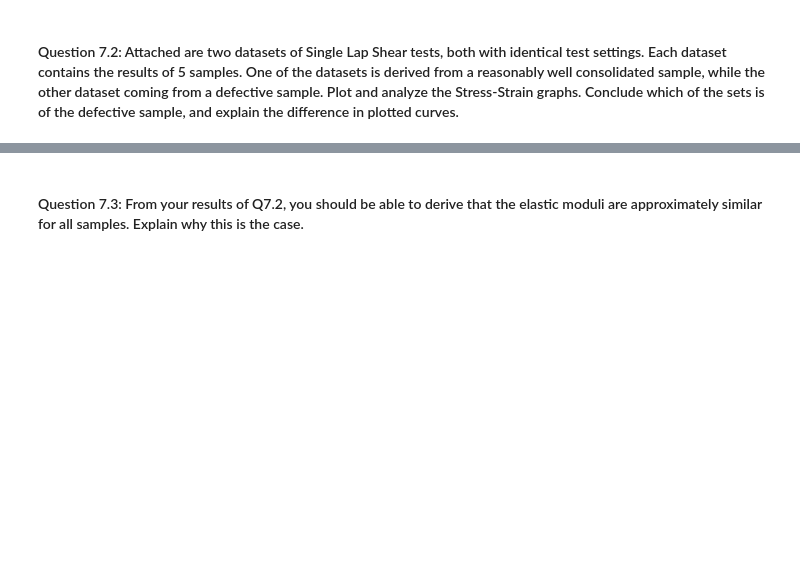
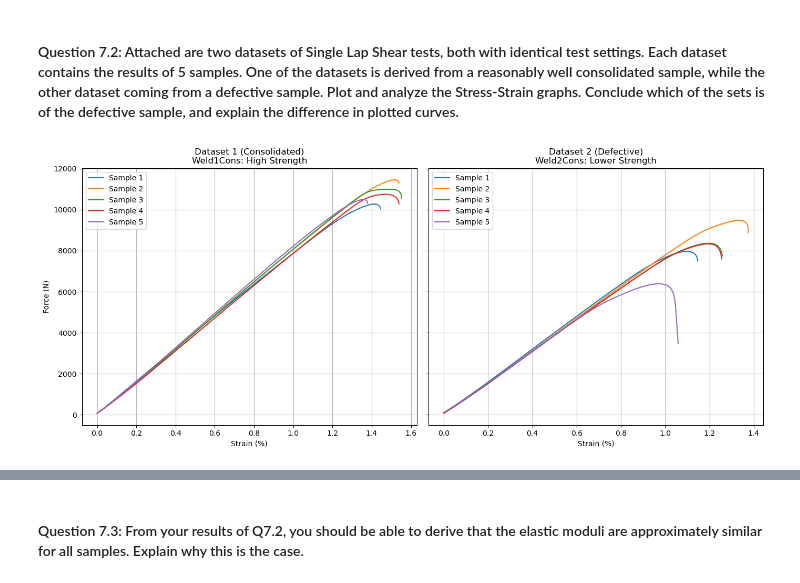
Before and after one commit to hewweiqing/PCM-notebooks, a Jupyter notebook: Defects - 2024.ipynb, the cells around one changed output, grey strips where cells are left out. Drawn from its saved outputs; the diff is of its cells as text; code cells hidden in the pictures; blank space fills up the shorter version.

```diff
--- a/Defects - 2024.ipynb
+++ b/Defects - 2024.ipynb
@@ -408,3 +411,36 @@ Answer:
 # %% [markdown]
 #### Question 7.2: Attached are two datasets of Single Lap Shear tests, both with identical test settings. Each dataset contains the results of 5 samples. One of the datasets is derived from a reasonably well consolidated sample, while the other dataset coming from a defective sample. Plot and analyze the Stress-Strain graphs. Conclude which of the sets is of the defective sample, and explain the difference in plotted curves.
+# %%
+base_dir = r"C:\Users\User\OneDrive - Delft University of Technology\Master Y1\Polymer Composite Manufacturing\Notebook 4 git\PCM-notebooks"
+
+file_path_1 = os.path.join(base_dir, "Weld1Cons.xlsx")
+file_path_2 = os.path.join(base_dir, "Weld2Cons.xlsx")
+
+df1 = pd.read_excel(file_path_1, header=None)
+df2 = pd.read_excel(file_path_2, header=None)
+
+
+fig, (ax1, ax2) = plt.subplots(1, 2, figsize=(14, 6), sharey=True)
+
+for i in range(0, 10, 2):
+    ax1.plot(df1[i], df1[i+1], label=f'Sample {i//2 + 1}')
+
+ax1.set_title('Dataset 1 (Consolidated)\nWeld1Cons: High Strength')
+ax1.set_xlabel('Strain (%)')
+ax1.set_ylabel('Force (N)')
+ax1.legend()
+ax1.grid(True)
+
+for i in range(0, 10, 2):
+    ax2.plot(df2[i], df2[i+1], label=f'Sample {i//2 + 1}')
+
+ax2.set_title('Dataset 2 (Defective)\nWeld2Cons: Lower Strength')
+ax2.set_xlabel('Strain (%)')
+ax2.grid(True)
+ax2.legend()
+
+plt.tight_layout()
+plt.show()
+# %% [output]
+[figure, added]
 # %% [markdown]
```
Also changed, not shown: parts of 4 cells of this notebook.
